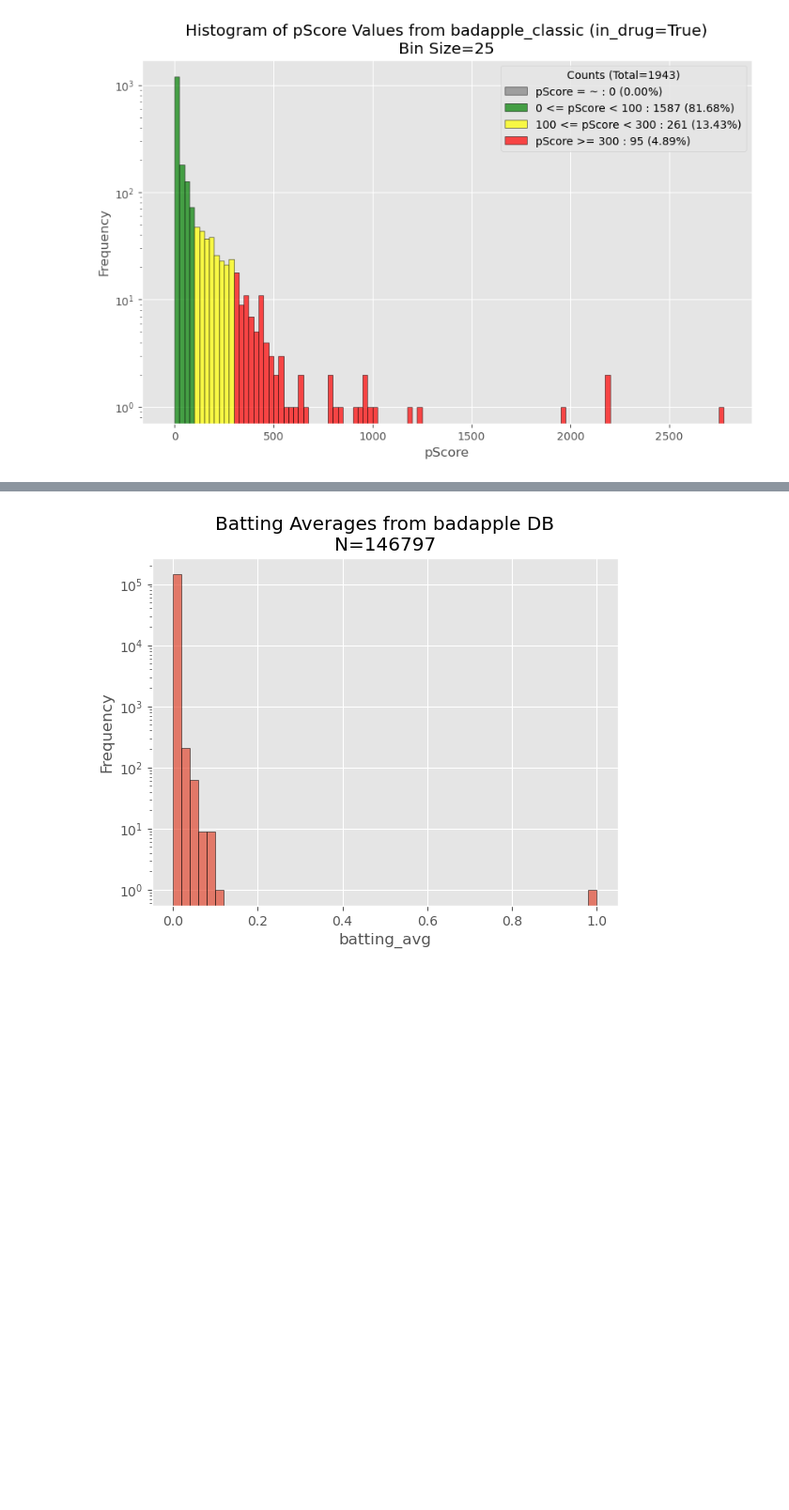
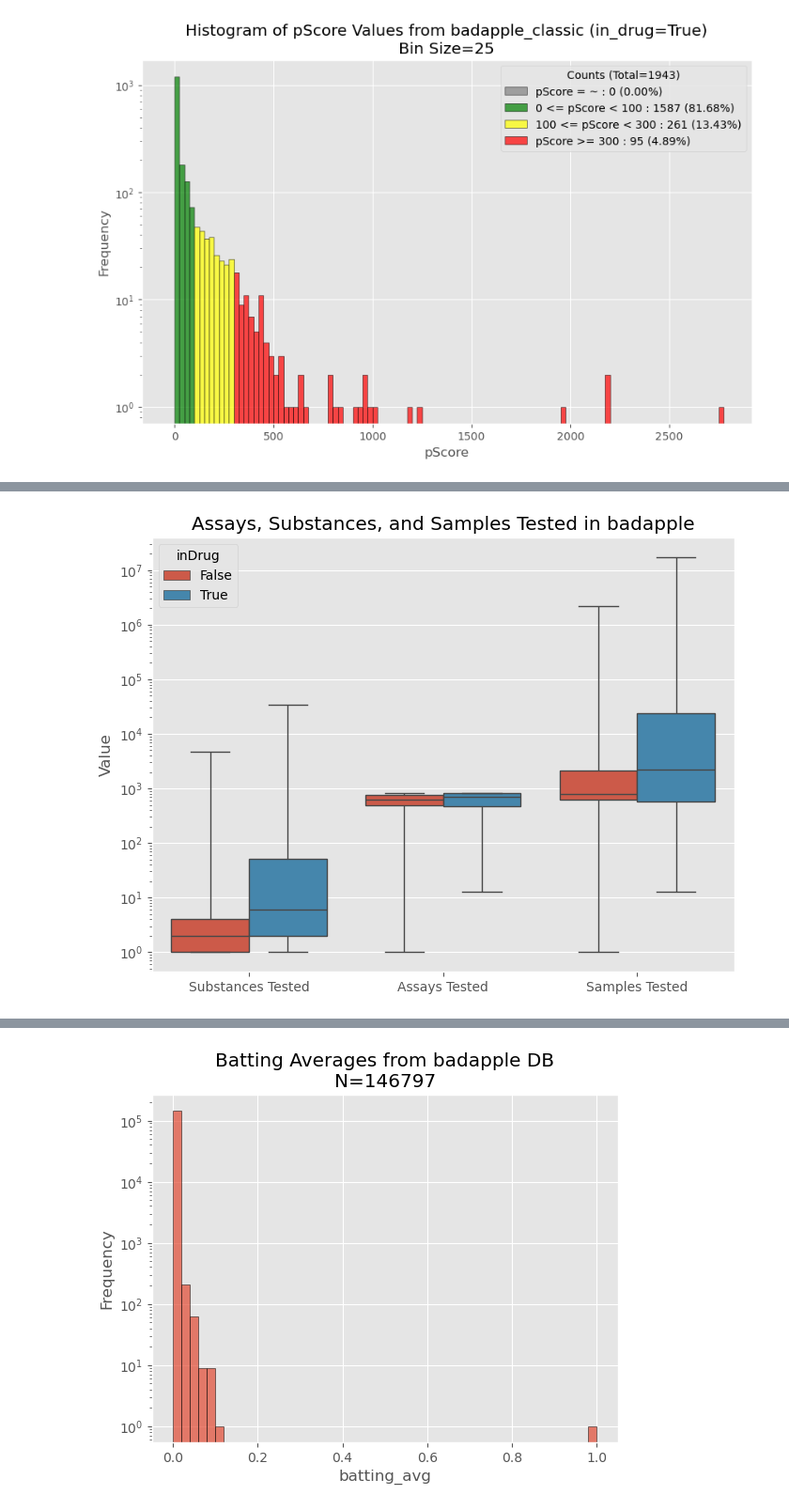
Before and after one commit to unmtransinfo/Badapple2, a Jupyter notebook: badapple1_comparison/src/notebooks/badapple-vs-badapple_classic.ipynb, the cells around one changed output, grey strips where cells are left out. Shown at 94% size. Saved outputs shown, nothing was run; the diff lists cells and outputs as text; code cells hidden in the pictures; blank space fills up the shorter version.

Commit message:
add additional plots for frequency stats (n_tested) and batting avg

```diff
--- a/badapple1_comparison/src/notebooks/badapple-vs-badapple_classic.ipynb
+++ b/badapple1_comparison/src/notebooks/badapple-vs-badapple_classic.ipynb
@@ -7,8 +7,8 @@ This notebook compares data between badapple and badapple_classic, with a focus
 # define DB variables
 ORIGINAL_DB_NAME = "badapple"
 ORIGINAL_DB_HOST = "localhost"
-ORIGINAL_DB_USER = "jack"
-ORIGINAL_DB_PASSWORD = "Fletcher12"
+ORIGINAL_DB_USER = "<your_usr>"
+ORIGINAL_DB_PASSWORD = "<your_host>"
 
 COMPARISON_DB_NAME = "badapple_classic"
 COMPARISON_DB_HOST = ORIGINAL_DB_HOST
@@ -256,7 +258,7 @@ plot_histogram(shared_df, "rank_diff", 11, "pScore_rank_diff", "Relative Frequen
 # %% [output]
 [figure]
 # %%
-SCAF_COL_STR = "scafsmi,nsub_tested,nsub_active,nass_tested,nass_active,nsam_tested,nsam_active"
+SCAF_COL_STR = "scafsmi,nsub_tested,nsub_active,nass_tested,nass_active,nsam_tested,nsam_active,in_drug"
 SCAF_COL_LIST = SCAF_COL_STR.split(",")
 # %% [markdown]
 ## pScore Histograms
@@ -603,5 +607,5 @@ def get_batting_avg_df(pScore_list: list[list[str, int]]):
 original_scaf_stats = get_scaf_stats(original_db_cur, original_db_connection)
 comparison_scaf_stats = get_scaf_stats(comparison_db_cur, comparison_db_connection)
 # %%
-original_batting_avg_df = get_batting_avg_df(original_scaf_stats)
-comparison_batting_avg_df = get_batting_avg_df(comparison_scaf_stats)
+original_stats_df = get_batting_avg_df(original_scaf_stats)
+comparison_stats_df = get_batting_avg_df(comparison_scaf_stats)
@@ -607,0 +623,23 @@ comparison_batting_avg_df = get_batting_avg_df(comparison_scaf_stats)
+# %%
+def create_ntested_boxplot(df: pd.DataFrame, dbname: str, save_fname: str = None):
+    df.rename({"nsub_tested": "Substances Tested", "nass_tested": "Assays Tested", "nsam_tested": "Samples Tested"}, inplace=True, axis=1)
+    df_melted = df.melt(id_vars=['in_drug'], value_vars=['Substances Tested', 'Assays Tested', 'Samples Tested'],
+                        var_name='Test Type', value_name='Value')
+
+    plt.figure(figsize=(8, 6))
+    sns.boxplot(data=df_melted, x='Test Type', y='Value', hue='in_drug', whis=(0, 100))
+
+    plt.yscale('log')
+    plt.xlabel("")
+    plt.ylabel('Value')
+    plt.title(f'Assays, Substances, and Samples Tested in {dbname}')
+
+    # Show the plot
+    plt.legend(title="inDrug")
+    if save_fname is not None:
+        plt.savefig(save_fname, dpi=300)
+    plt.show()
+# %%
+create_ntested_boxplot(original_stats_df, "badapple", "badapple_boxplot_stats.png")
+# %% [output]
+[figure, added]
```
Also changed, not shown: parts of 16 cells of this notebook.
